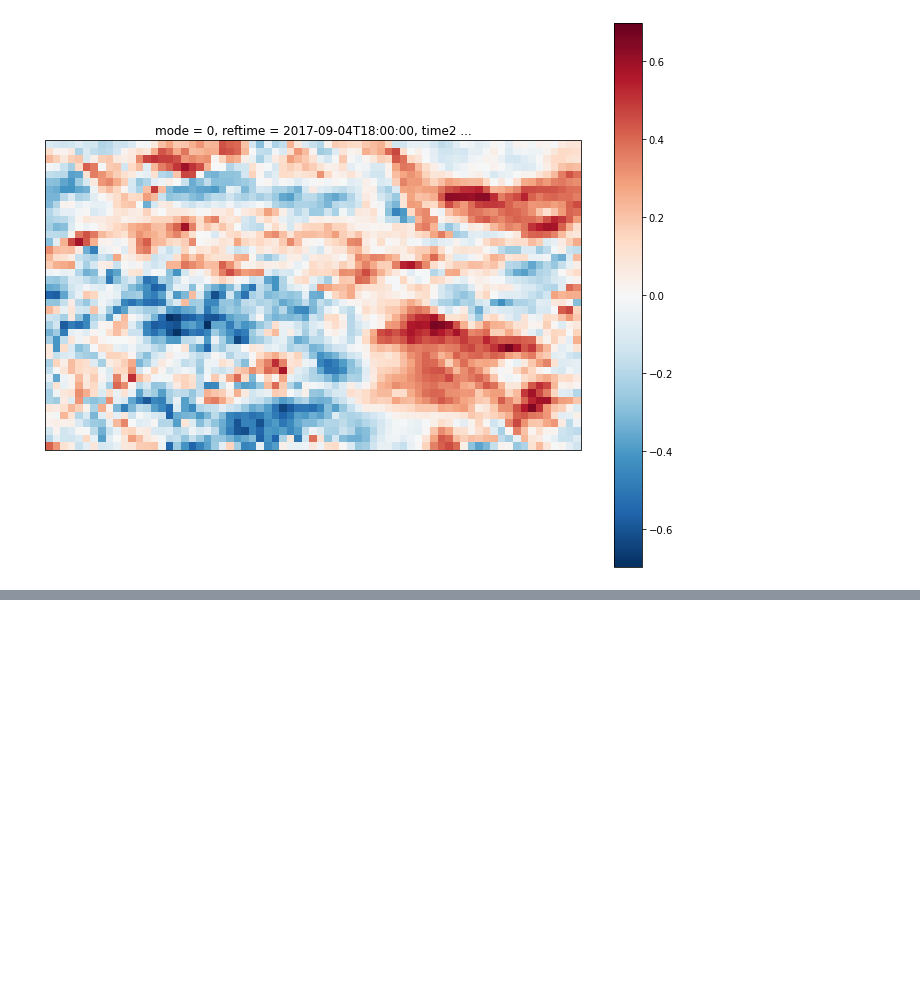
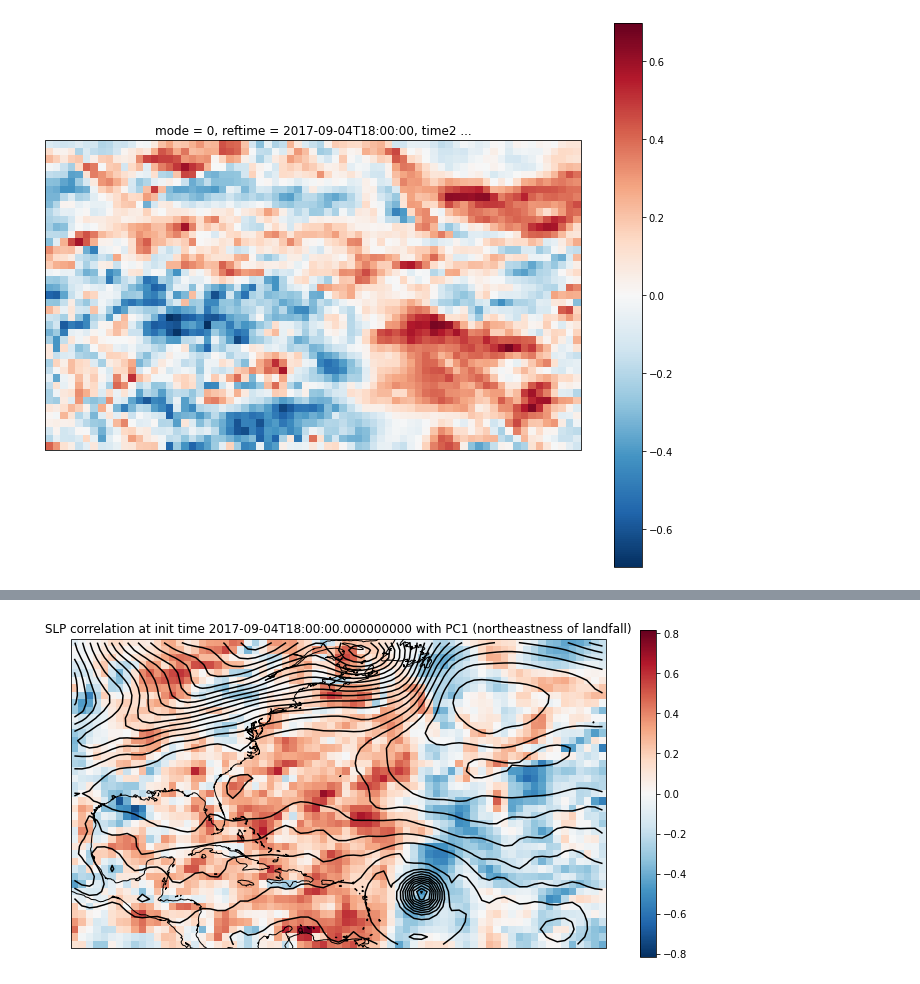
Before and after one commit to fuyihang98/MPO624_2022, a Jupyter notebook: Notebooks/Irma_Yihang.ipynb, the cells around one changed output, grey strips where cells are left out. Drawn from its saved outputs; the diff is of its cells as text; code cells hidden in the pictures; blank space fills up the shorter version.

```diff
--- a/Notebooks/Irma_Yihang.ipynb
+++ b/Notebooks/Irma_Yihang.ipynb
@@ -138,0 +122,16 @@ AttributeError: 'Dataset' object has no attribute 'u'
+# %%
+projection = ccrs.PlateCarree()
+f, ax = plt.subplots(subplot_kw=dict(projection=projection), figsize=[12,6])
+
+
+pccor[0].plot(ax=ax)
+
+# Overplot ensemble mean SLP so we can interpret correlations
+MSLP = ds_der.Pressure_reduced_to_MSL_msl_unweightedMean.sel(lon=slice(360-100,360-30), lat=slice(50,10))
+MSLP[0].plot.contour(colors='k',levels=23)
+ax.coastlines();
+
+ax.set_title('SLP correlation at init time '+str(pccor.time2[0].values)+\
+             ' with PC1 (northeastness of landfall)');
+# %% [output]
+[figure, added]
```
Also changed, not shown: parts of 6 cells of this notebook.
